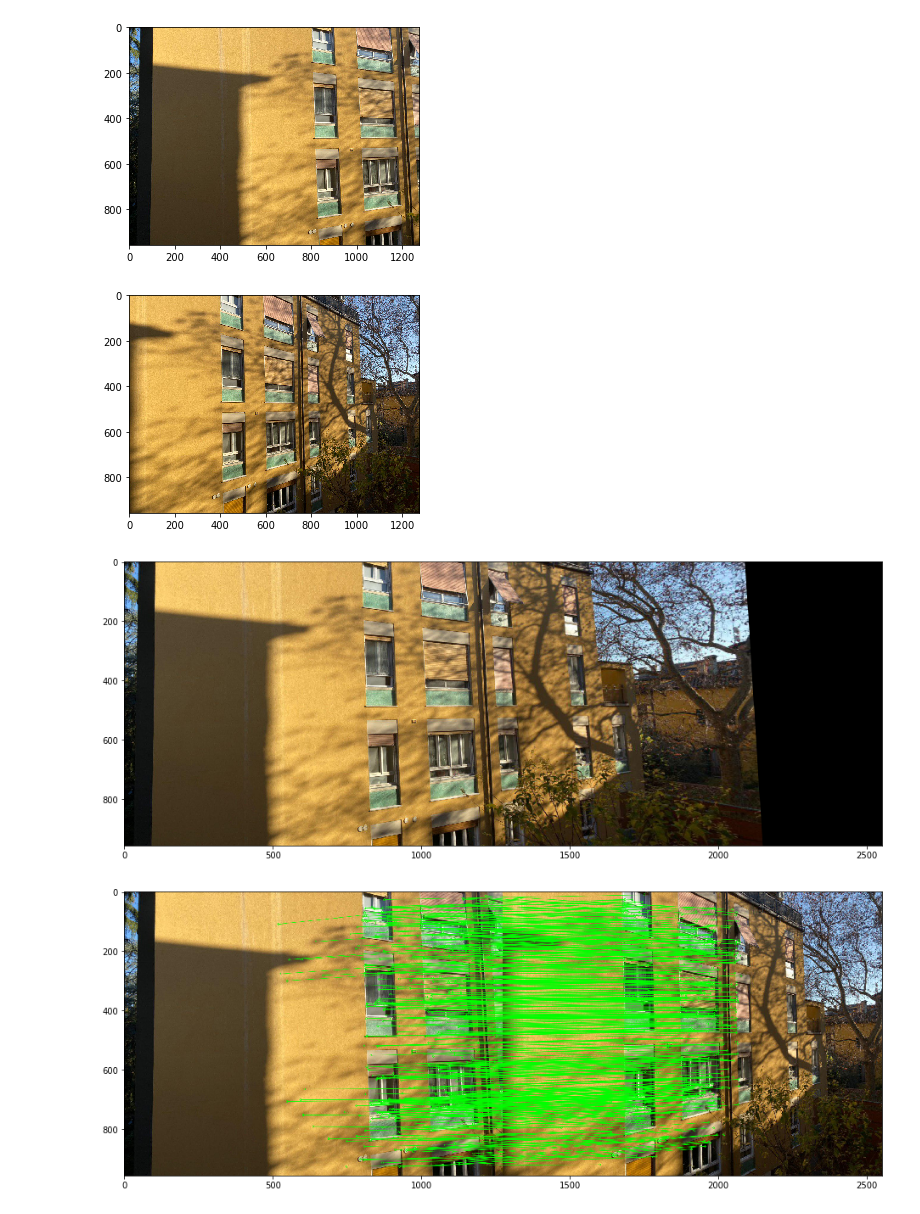
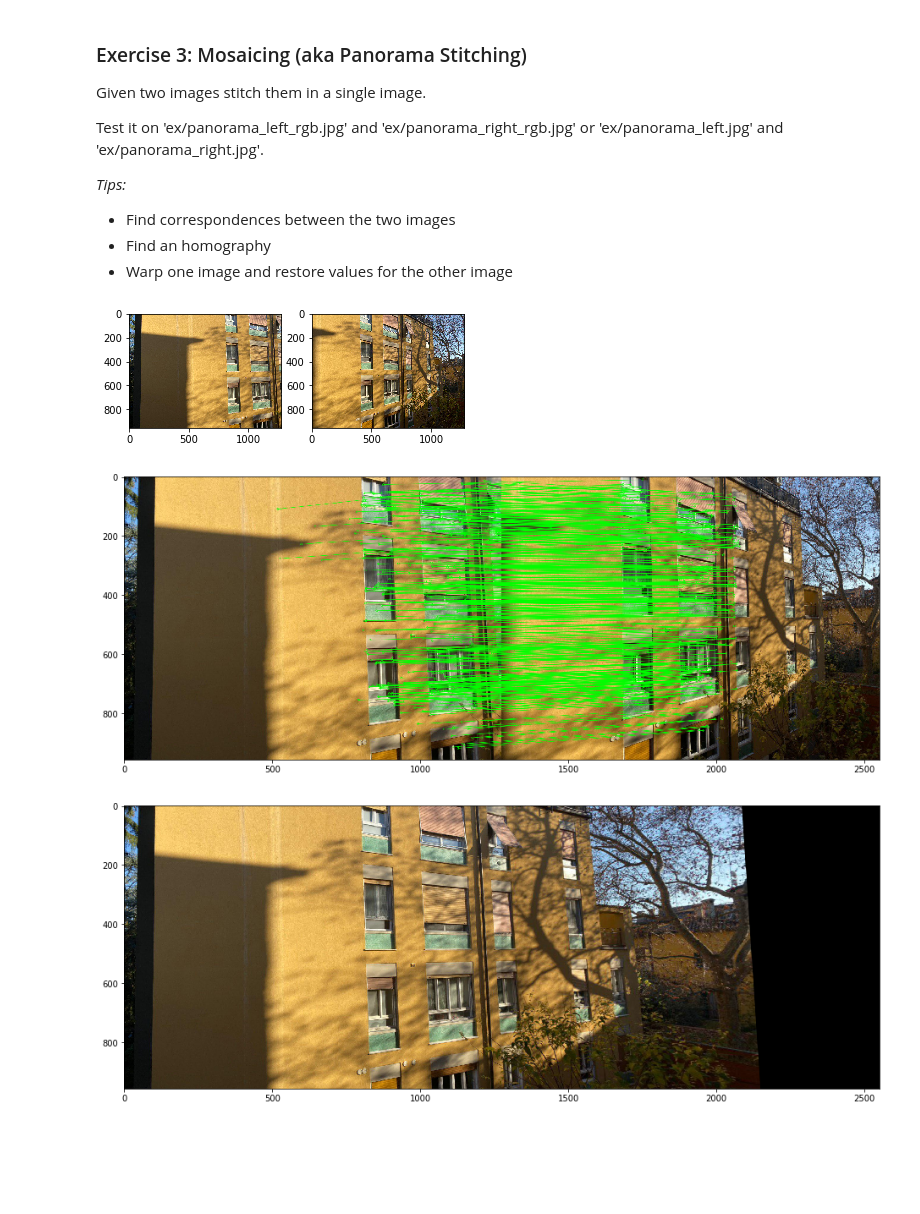
Before and after one commit to CVLAB-Unibo/ComputerVisionImageProcessing-LabSessions, a Jupyter notebook: LabSession6/LabSession6-ExercisesSolutions.ipynb, the cells around one changed output. Cells and saved outputs as stored; diff of their text form; code cells hidden in the pictures; blank space fills up the shorter version.

```diff
--- a/LabSession6/LabSession6-ExercisesSolutions.ipynb
+++ b/LabSession6/LabSession6-ExercisesSolutions.ipynb
@@ -1,54 +139,72 @@
+# %% [markdown]
+### Exercise 3: Mosaicing (aka Panorama Stitching)
+Given two images stitch them in a single image.
+
+Test it on 'ex/panorama_left_rgb.jpg' and 'ex/panorama_right_rgb.jpg' or 'ex/panorama_left.jpg' and 'ex/panorama_right.jpg'.
+
+_Tips:_
+* Find correspondences between the two images
+* Find an homography
+* Warp one image and restore values for the other image
 # %%
 import numpy as np
 import cv2
 from matplotlib import pyplot as plt
 
+# Loading images
 img1 = cv2.imread('ex/panorama_left_rgb.jpg')[:,:,::-1]
 img2 = cv2.imread('ex/panorama_right_rgb.jpg')[:,:,::-1]
+plt.subplot(1,2,1)
 plt.imshow(img1)
-plt.show()
+plt.subplot(1,2,2)
 plt.imshow(img2)
 plt.show()
 
+# Getting correspondences
 sift = cv2.xfeatures2d.SIFT_create()
 kp1 = sift.detect(img1)
 kp2 = sift.detect(img2)
 kp1, des1 = sift.compute(img1, kp1)
 kp2, des2 = sift.compute(img2, kp2)
 
 FLANN_INDEX_KDTREE = 1
 index_params = dict(algorithm = FLANN_INDEX_KDTREE, trees = 5)
 search_params = dict(checks = 50)
 flann = cv2.FlannBasedMatcher(index_params, search_params)
 matches = flann.knnMatch(des1,des2,k=2)
-# store all the good matches as per Lowe's ratio test.
 good = []
 for m,n in matches:
     if m.distance < 0.7*n.distance:
         good.append(m)
 
+# Finding an homography
 src_pts = np.float32([kp1[m.queryIdx].pt for m in good]).reshape(-1,1,2)
 dst_pts = np.float32([kp2[m.trainIdx].pt for m in good]).reshape(-1,1,2)
 M, mask = cv2.findHomography(dst_pts, src_pts, cv2.RANSAC, 5.0)
 matchesMask = mask.ravel().tolist()
 
-result = cv2.warpPerspective(img2, M, (img1.shape[1] + img2.shape[1], img2.shape[0]))
-result[0:img1.shape[0], 0:img1.shape[1]] = img1
-plt.figure(figsize=(16,8))
-plt.imshow(result)
-plt.show()
-
+# Drawing matches
 draw_params = dict(matchColor = (0,255,0), # draw matches in green color
                    singlePointColor = None,
                    matchesMask = matchesMask, # draw only inliers
                    flags = 2)
 
 img3 = cv2.drawMatches(img1,kp1,img2,kp2,good,None,**draw_params)
 plt.figure(figsize=(16,8))
 plt.imshow(img3)
 plt.show()
+
+# Warping right image with the homography. Result images having a bigger shape to contain both images.
+result = cv2.warpPerspective(img2, M, (img1.shape[1] + img2.shape[1], img2.shape[0]))
+
+# Restoring left image values into the result image
+result[0:img1.shape[0], 0:img1.shape[1]] = img1
+
+# Displaying the result
+plt.figure(figsize=(16,8))
+plt.imshow(result)
+plt.show()
 # %% [output]
-[figure, old version]
+[figure, new version]
-[figure, old version]
+[figure, new version]
 [figure]
-[figure, removed]
```
Also changed, not shown: parts of 9 cells of this notebook, 2 other files.
